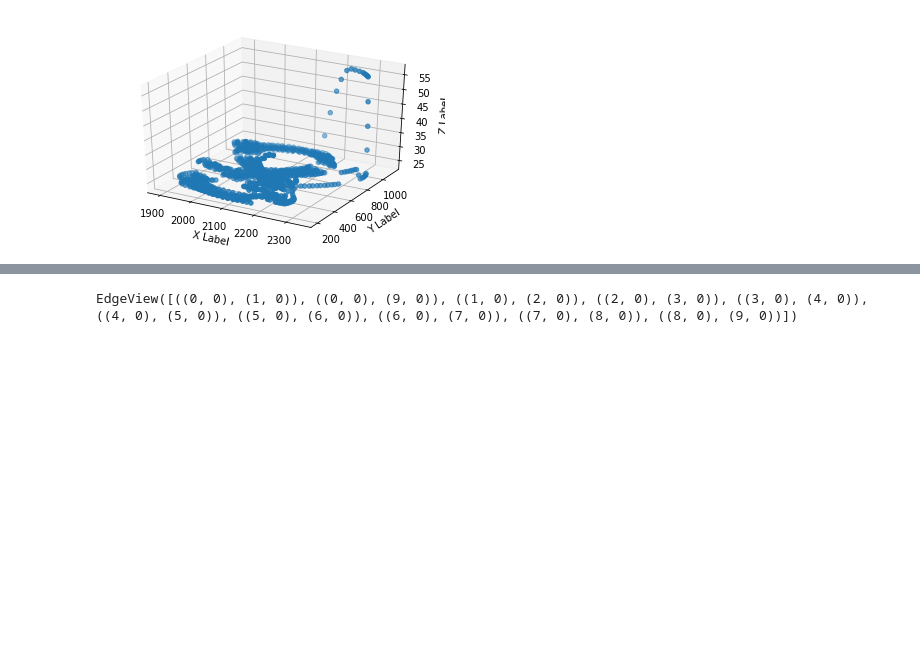
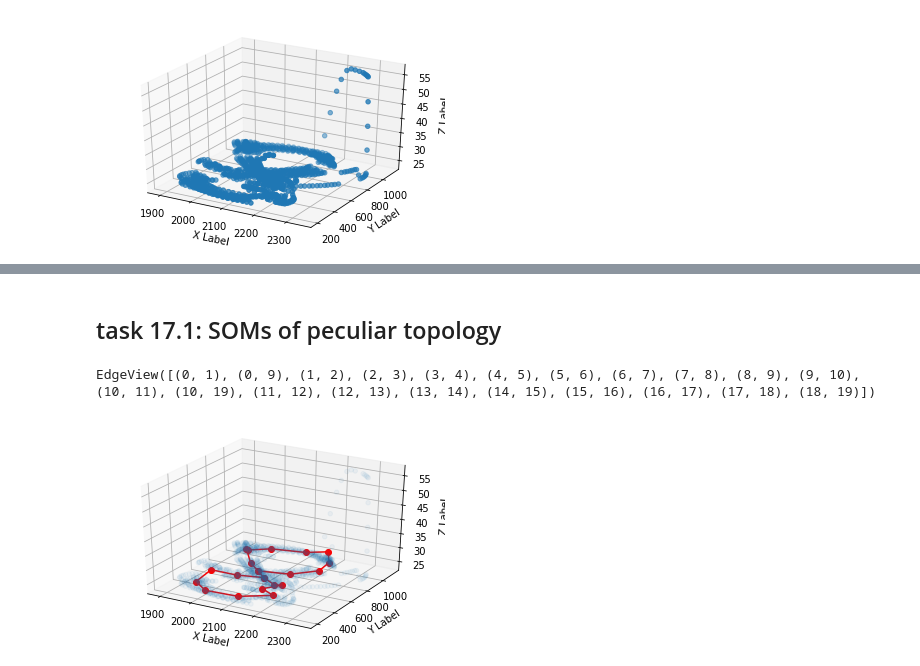
Before and after one commit to AleRiccardi/game-ai-course, a Jupyter notebook: 17_SOM-2/ass17.ipynb, the cells around one changed output, grey strips where cells are left out. Drawn from its saved outputs; the diff is of its cells as text; code cells hidden in the pictures; blank space fills up the shorter version.

```diff
--- a/17_SOM-2/ass17.ipynb
+++ b/17_SOM-2/ass17.ipynb
@@ -43,2 +21,0 @@ EdgeDataView([(0, 1, {}), (0, 19, {}), (1, 2, {}), (2, 3, {}), (3, 4, {}), (4, 5
-# %%
-G = nx.generators.lattice.grid_2d_graph(10, 1, periodic=True)
@@ -49,4 +22,2 @@ NodeView(((0, 0), (1, 0), (2, 0), (3, 0), (4, 0), (5, 0), (6, 0), (7, 0), (8, 0)
-# %%
-G.edges()
-# %% [output]
-EdgeView([((0, 0), (1, 0)), ((0, 0), (9, 0)), ((1, 0), (2, 0)), ((2, 0), (3, 0)), ((3, 0), (4, 0)), ((4, 0), (5, 0)), ((5, 0), (6, 0)), ((6, 0), (7, 0)), ((7, 0), (8, 0)), ((8, 0), (9, 0))])
+# %% [markdown]
+## task 17.1: SOMs of peculiar topology
@@ -52,0 +57,37 @@ EdgeView([((0, 0), (1, 0)), ((0, 0), (9, 0)), ((1, 0), (2, 0)), ((2, 0), (3, 0))
+# %%
+G1 = initRingSOM(matX, 10)
+G2 = initRingSOM(matX, 10)
+G = nx.disjoint_union(G1,G2)
+G.add_edge(9, 10)
+
+G.edges()
+# %% [output]
+EdgeView([(0, 1), (0, 9), (1, 2), (2, 3), (3, 4), (4, 5), (5, 6), (6, 7), (7, 8), (8, 9), (9, 10), (10, 11), (10, 19), (11, 12), (12, 13), (13, 14), (14, 15), (15, 16), (16, 17), (17, 18), (18, 19)])
+# %%
+SOM1 = trainSOM(matX, G, tmax=10000)
+# %%
+fig = plt.figure()
+ax = fig.add_subplot(111, projection='3d')
+ax.scatter(matX[:,1],matX[:,0],matX[:,2], marker='o',alpha=0.05)
+
+neurons = []
+
+# Connect
+neurons.append(SOM1.nodes[9]['w'])
+
+for i in range(len(SOM1.nodes())):
+    neurons.append(SOM1.nodes[i]['w'])
+
+neurons.append(SOM1.nodes[10]['w'])
+neurons = np.array(neurons)
+
+ax.plot(neurons[:,1],neurons[:,0],neurons[:,2],'r-o')
+
+
+ax.set_xlabel('X Label')
+ax.set_ylabel('Y Label')
+ax.set_zlabel('Z Label')
+
+plt.show()
+# %% [output]
+[figure, added]
```
Also changed, not shown: parts of 8 cells of this notebook, 10 other files.
